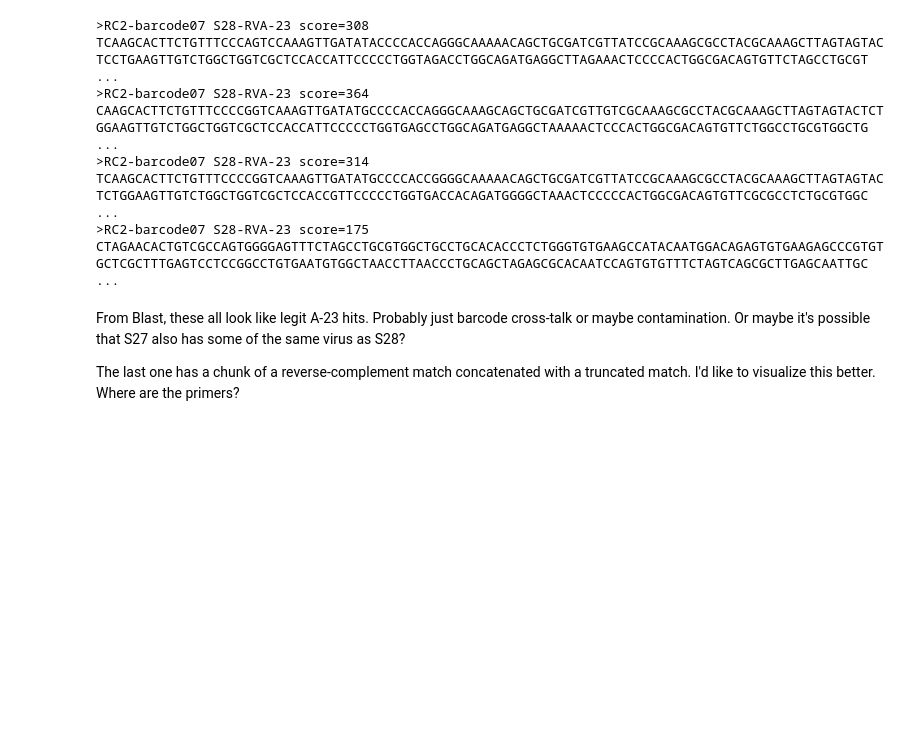
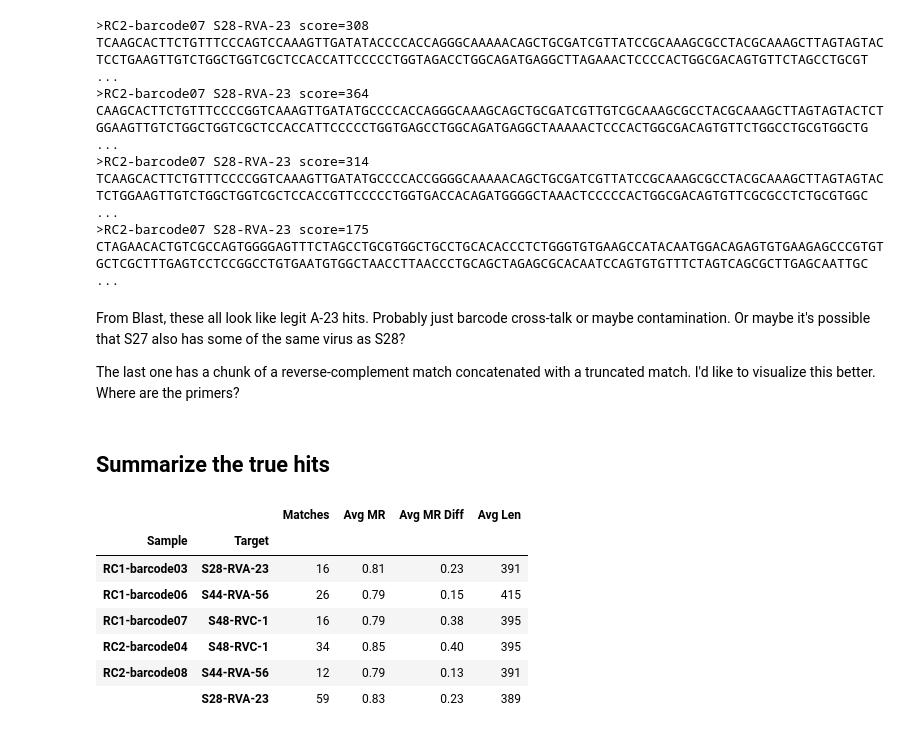
Before and after one commit to RByers/RespiCov-analyze, a Jupyter notebook: RCMatchSeq.ipynb, the cells around one changed output. Saved outputs shown, nothing was run; the diff lists cells and outputs as text; code cells hidden in the pictures; blank space fills up the shorter version.

```diff
--- a/RCMatchSeq.ipynb
+++ b/RCMatchSeq.ipynb
@@ -263,3 +263,28 @@ CTAGAACACTGTCGCCAGTGGGGAGTTTCTAGCCTGCGTGGCTGCCTGCACACCCTCTGGGTGTGAAGCCATACAATGGA
 From Blast, these all look like legit A-23 hits. Probably just barcode cross-talk or maybe contamination. Or maybe it's possible that S27 also has some of the same virus as S28?
 
 The last one has a chunk of a reverse-complement match concatenated with a truncated match. I'd like to visualize this better. Where are the primers?
+# %% [markdown]
+## Summarize the true hits
+# %%
+table = {"Sample":[], "Target":[], "Matches":[], "Avg MR":[], "Avg MR Diff":[], "Avg Len":[]}
+for (sample, perTarget) in seqMatchesPerTarget.items():
+    for (target, matches) in perTarget.items():
+        if len(matches) > 5:
+            table["Sample"].append(sample)
+            table["Target"].append(target)
+            table["Matches"].append(len(matches))
+            table["Avg MR"].append(round(statistics.median(map(lambda m: m["mr"], matches)), ndigits=2))
+            table["Avg MR Diff"].append(round(statistics.median(map(lambda m: m["mrdiff"], matches)), ndigits=2))
+            table["Avg Len"].append(int(statistics.median(map(lambda m: m["len"], matches))))
+df = pd.DataFrame(data=table)
+df.set_index(["Sample","Target"], inplace=True)
+df
+# %% [output]
+|  |  | Matches | Avg MR | Avg MR Diff | Avg Len |
+| Sample | Target |  |  |  |  |
+| RC1-barcode03 | S28-RVA-23 | 16 | 0.81 | 0.23 | 391 |
+| RC1-barcode06 | S44-RVA-56 | 26 | 0.79 | 0.15 | 415 |
+| RC1-barcode07 | S48-RVC-1 | 16 | 0.79 | 0.38 | 395 |
+| RC2-barcode04 | S48-RVC-1 | 34 | 0.85 | 0.40 | 395 |
+| RC2-barcode08 | S44-RVA-56 | 12 | 0.79 | 0.13 | 391 |
+|  | S28-RVA-23 | 59 | 0.83 | 0.23 | 389 |
```
Also changed, not shown: parts of 1 cell of this notebook.
